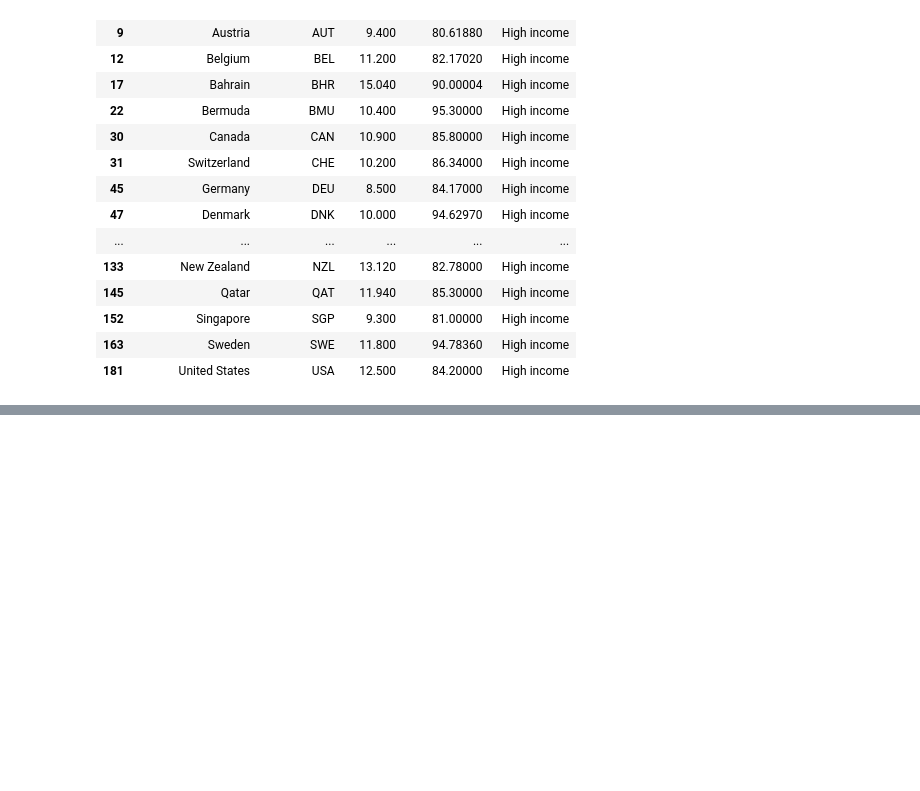
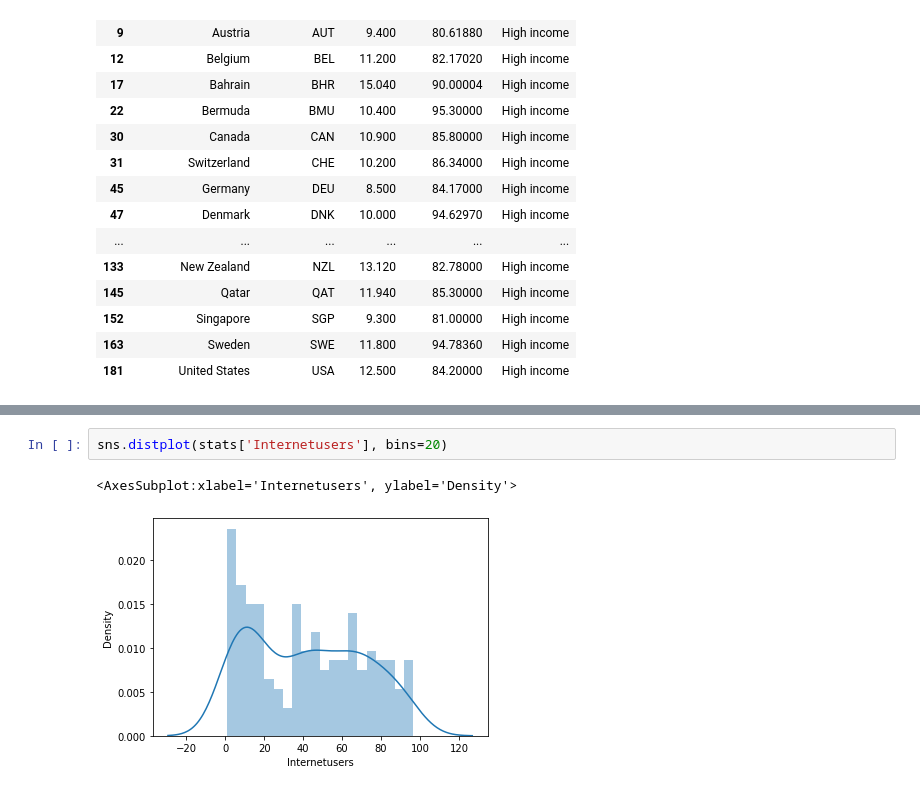
Before and after one commit to Yashaskathi/DataScience, a Jupyter notebook: python_Day2.ipynb, the cells around one changed output, grey strips where cells are left out. Drawn from its saved outputs; the diff is of its cells as text; blank space fills up the shorter version.

```diff
--- a/python_Day2.ipynb
+++ b/python_Day2.ipynb
@@ -200,0 +249,5 @@ stats[filter2]
+# %%
+sns.distplot(stats['Internetusers'], bins=20)
+# %% [output]
+<AxesSubplot:xlabel='Internetusers', ylabel='Density'>
+[figure, added]
```
Also changed, not shown: parts of 24 cells of this notebook.
